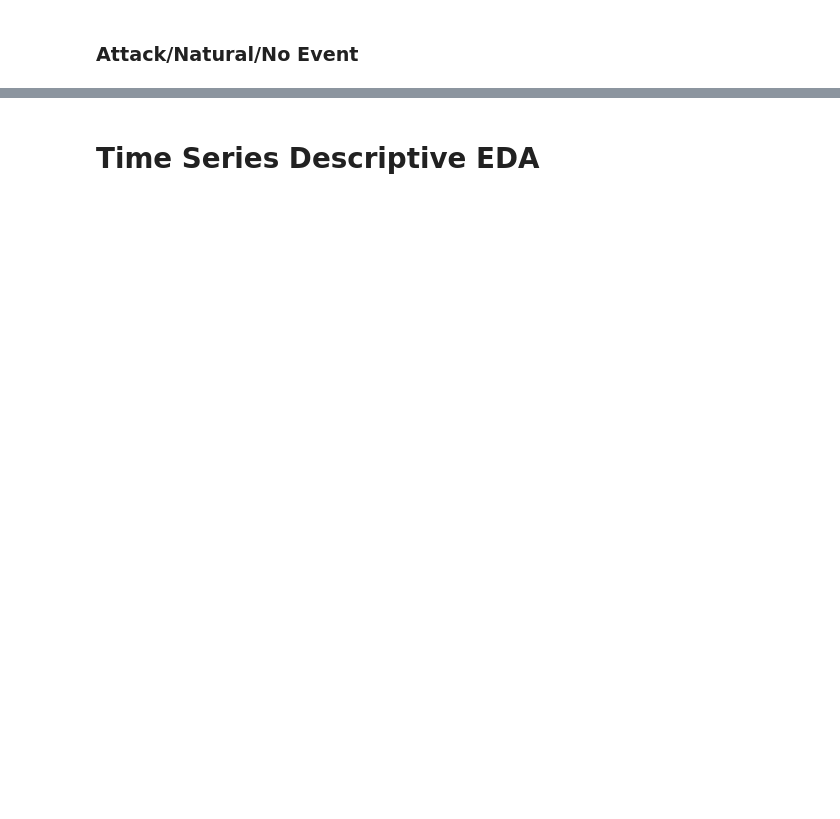
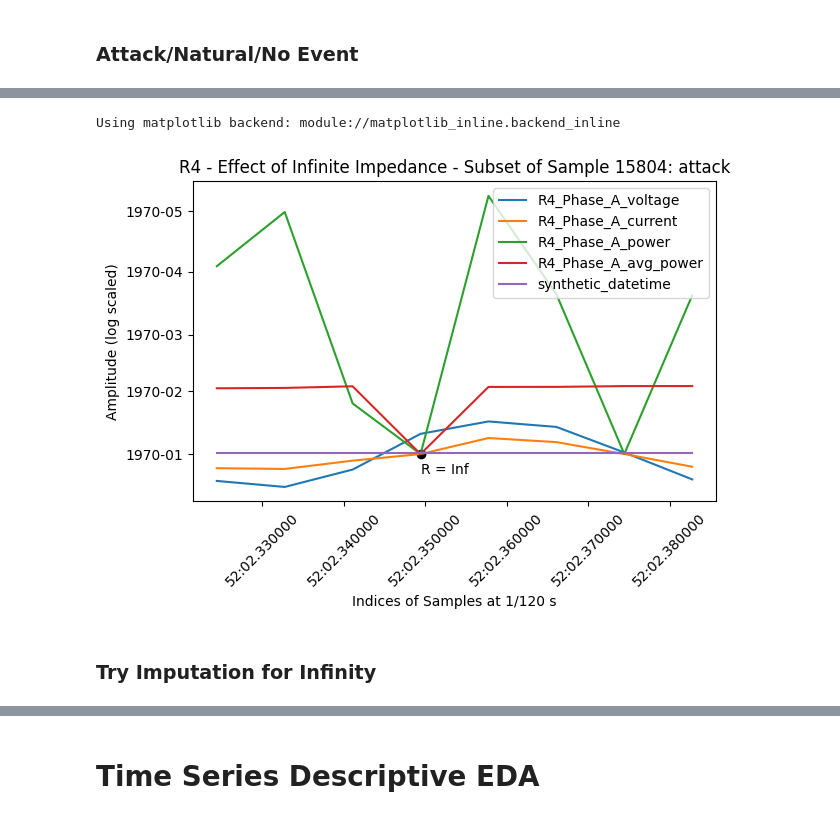
Before and after one commit to kmazurczyk/power-grid-time-series-classification, a Jupyter notebook: notebooks/signal_EDA.ipynb, the cells around one changed output, grey strips where cells are left out. Drawn from its saved outputs; the diff is of its cells as text; code cells hidden in the pictures; blank space fills up the shorter version.

```diff
--- a/notebooks/signal_EDA.ipynb
+++ b/notebooks/signal_EDA.ipynb
@@ -368,0 +420,6 @@ Using matplotlib backend: module://matplotlib_inline.backend_inline
+# %%
+# subset
+relays, phases = ('R4',), ('A',)
+
+sample_id = impeded_sample['sample_id'].unique()[0]
+event_detail = impeded_sample['scenario_class'].unique()[0]
@@ -368,0 +441,28 @@ Using matplotlib backend: module://matplotlib_inline.backend_inline
+# %%
+%matplotlib
+
+# MAKE I, V, P WAVES
+sig_impeded = Signal(impeded_sample)
+impeded_wave_df = sig_impeded.make_waves_iter(relays, phases, zero=False)
+
+# PLOT
+title = f'R4 - Effect of Infinite Impedance - Subset of Sample {sample_id}: {event_detail}'
+moment_of_total_impedance = impeded_wave_df.loc[1721,'synthetic_datetime']
+
+for col in impeded_wave_df.columns:
+    plt.plot(impeded_wave_df['synthetic_datetime'],impeded_wave_df[col],label=col)
+    plt.ylabel('Amplitude (log scaled)')
+    plt.xlabel('Indices of Samples at 1/120 s')
+    plt.xticks(rotation=45)
+    plt.legend()
+plt.scatter(x=moment_of_total_impedance,y=0,marker='o',color='k')
+plt.annotate('R = Inf',xy=(moment_of_total_impedance,0),xytext=(moment_of_total_impedance,-10))
+
+plt.title(title)
+plt.tight_layout()
+plt.show()
+# %% [output]
+Using matplotlib backend: module://matplotlib_inline.backend_inline
+[figure, added]
+# %% [markdown]
+### Try Imputation for Infinity
```
Also changed, not shown: parts of 46 cells of this notebook, 5 other files.
